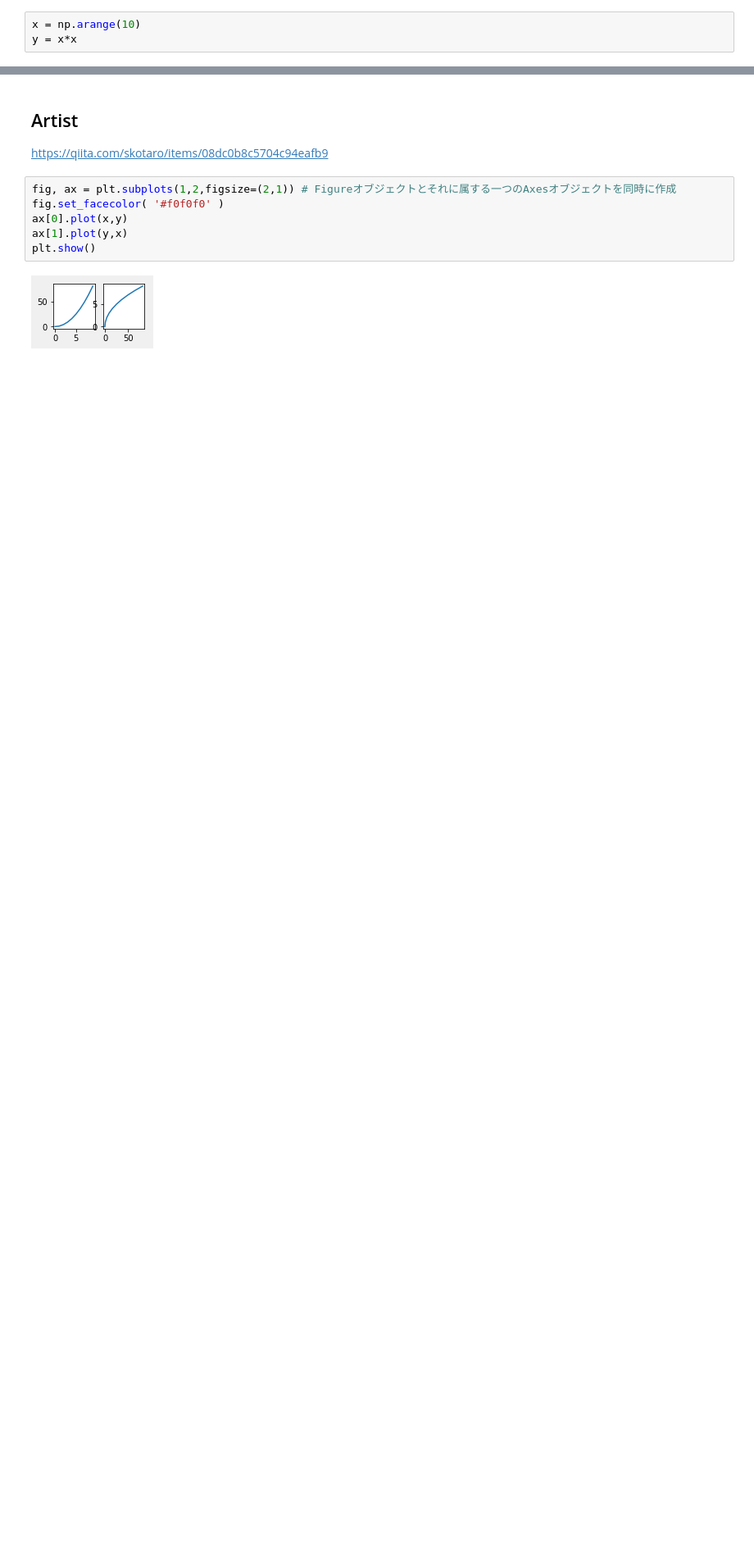
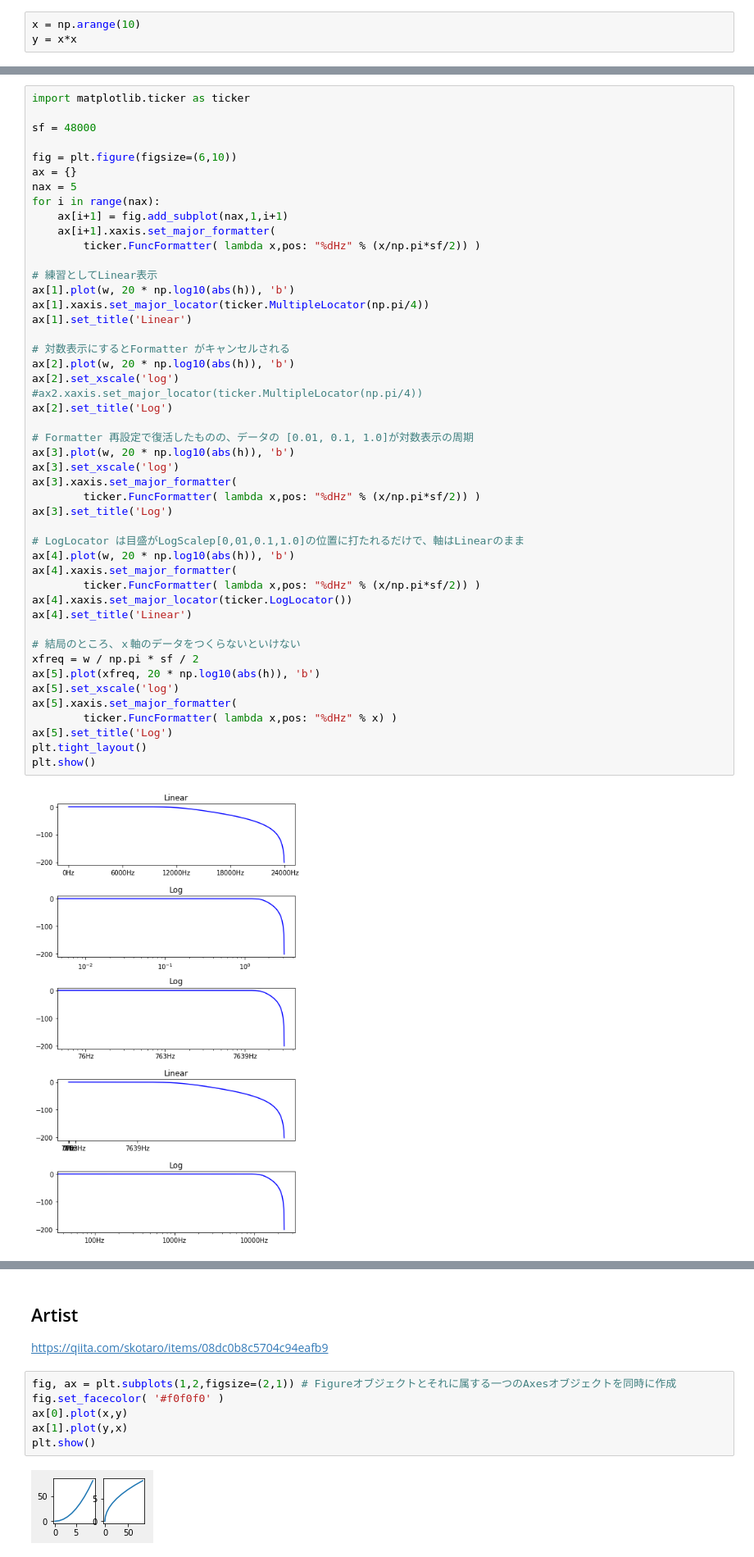
Before and after one commit to t2240013/hello-world, a Jupyter notebook: PythonMemo.ipynb, the cells around one changed output, grey strips where cells are left out. Shown: that part at 82% size. Drawn from its saved outputs; the diff is of its cells as text; blank space fills up the shorter version.

```diff
--- a/PythonMemo.ipynb
+++ b/PythonMemo.ipynb
@@ -356,0 +379,49 @@ plt.show()
+# %%
+import matplotlib.ticker as ticker
+
+sf = 48000
+
+fig = plt.figure(figsize=(6,10))
+ax = {}
+nax = 5
+for i in range(nax):
+    ax[i+1] = fig.add_subplot(nax,1,i+1)
+    ax[i+1].xaxis.set_major_formatter(
+        ticker.FuncFormatter( lambda x,pos: "%dHz" % (x/np.pi*sf/2)) )
+
+# 練習としてLinear表示
+ax[1].plot(w, 20 * np.log10(abs(h)), 'b')
+ax[1].xaxis.set_major_locator(ticker.MultipleLocator(np.pi/4))
+ax[1].set_title('Linear')
+
+# 対数表示にするとFormatter がキャンセルされる
+ax[2].plot(w, 20 * np.log10(abs(h)), 'b')
+ax[2].set_xscale('log')
+#ax2.xaxis.set_major_locator(ticker.MultipleLocator(np.pi/4))
+ax[2].set_title('Log')
+
+# Formatter 再設定で復活したものの、データの [0.01, 0.1, 1.0]が対数表示の周期
+ax[3].plot(w, 20 * np.log10(abs(h)), 'b')
+ax[3].set_xscale('log')
+ax[3].xaxis.set_major_formatter(
+        ticker.FuncFormatter( lambda x,pos: "%dHz" % (x/np.pi*sf/2)) )
+ax[3].set_title('Log')
+
+# LogLocator は目盛がLogScalep[0,01,0.1,1.0]の位置に打たれるだけで、軸はLinearのまま
+ax[4].plot(w, 20 * np.log10(abs(h)), 'b')
+ax[4].xaxis.set_major_formatter(
+        ticker.FuncFormatter( lambda x,pos: "%dHz" % (x/np.pi*sf/2)) )
+ax[4].xaxis.set_major_locator(ticker.LogLocator())
+ax[4].set_title('Linear')
+
+# 結局のところ、ｘ軸のデータをつくらないといけない
+xfreq = w / np.pi * sf / 2
+ax[5].plot(xfreq, 20 * np.log10(abs(h)), 'b')
+ax[5].set_xscale('log')
+ax[5].xaxis.set_major_formatter(
+        ticker.FuncFormatter( lambda x,pos: "%dHz" % x) )
+ax[5].set_title('Log')
+plt.tight_layout()
+plt.show()
+# %% [output]
+[figure, added]
```
Also changed, not shown: parts of 9 cells of this notebook.
